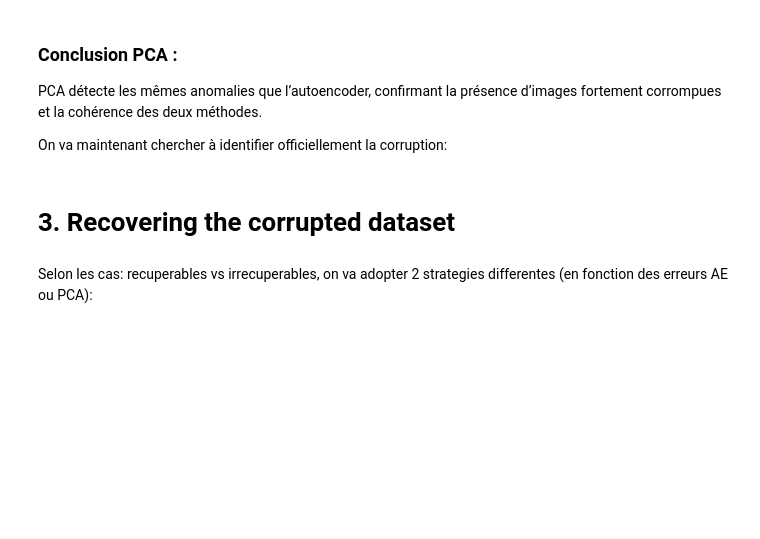
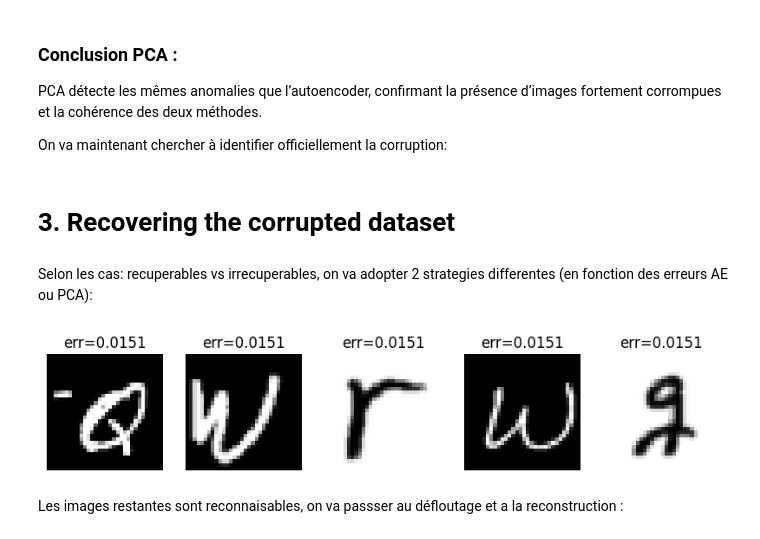
Before and after one commit to srajzman/unsupervised-project-deep-learning, a Jupyter notebook: notebook/load_npz.ipynb, the cells around one changed output. Drawn from its saved outputs; the diff is of its cells as text; code cells hidden in the pictures; blank space fills up the shorter version.

```diff
--- a/notebook/load_npz.ipynb
+++ b/notebook/load_npz.ipynb
@@ -303,3 +305,22 @@ recoverable = images[errors < threshold]
 unrecoverable = images[errors >= threshold]
 
 #3.2
+# %%
+#on visualise les 5 images les plus anormales restantes:
+
+threshold = np.percentile(errors, 99)
+mask_recoverable = errors < threshold
+errors_recoverable = errors[mask_recoverable]
+indices_recoverable = np.where(mask_recoverable)[0]
+top5_indices_local = np.argsort(errors_recoverable)[-5:]  # indices dans le tableau filtered
+top5_indices_global = indices_recoverable[top5_indices_local]  # indices dans le dataset original
+fig, axes = plt.subplots(1, 5, figsize=(10, 3))
+for ax, idx in zip(axes, top5_indices_global):
+    ax.imshow(images[idx], cmap="gray")
+    ax.set_title(f"err={errors[idx]:.4f}")
+    ax.axis("off")
+plt.show()
+# %% [output]
+[figure, added]
+# %% [markdown]
+Les images restantes sont reconnaisables, on va passser au défloutage et a la reconstruction :
```
Also changed, not shown: parts of 25 cells of this notebook.
